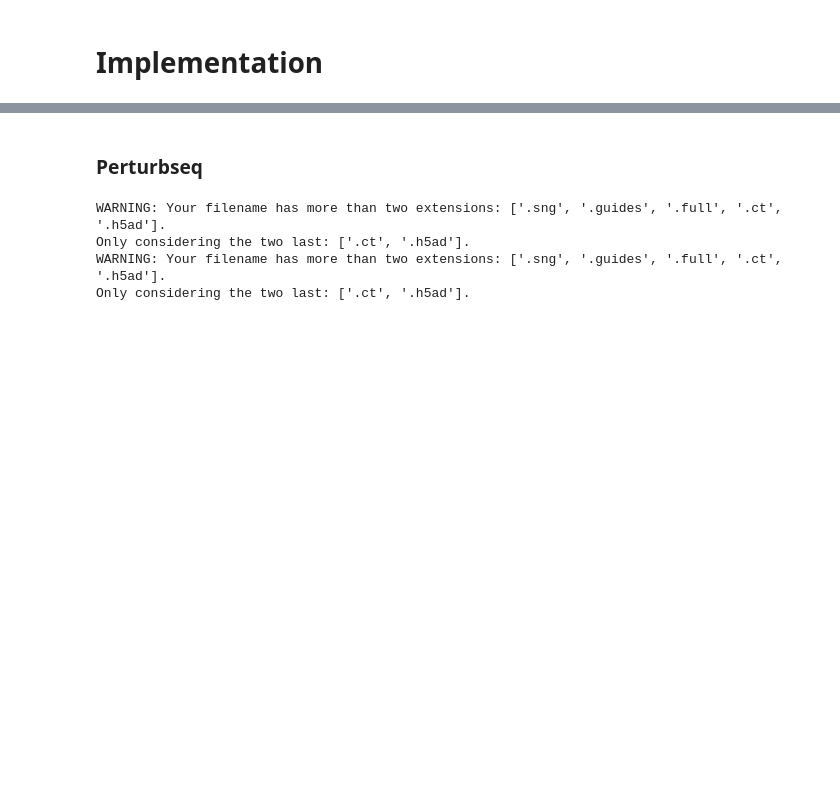
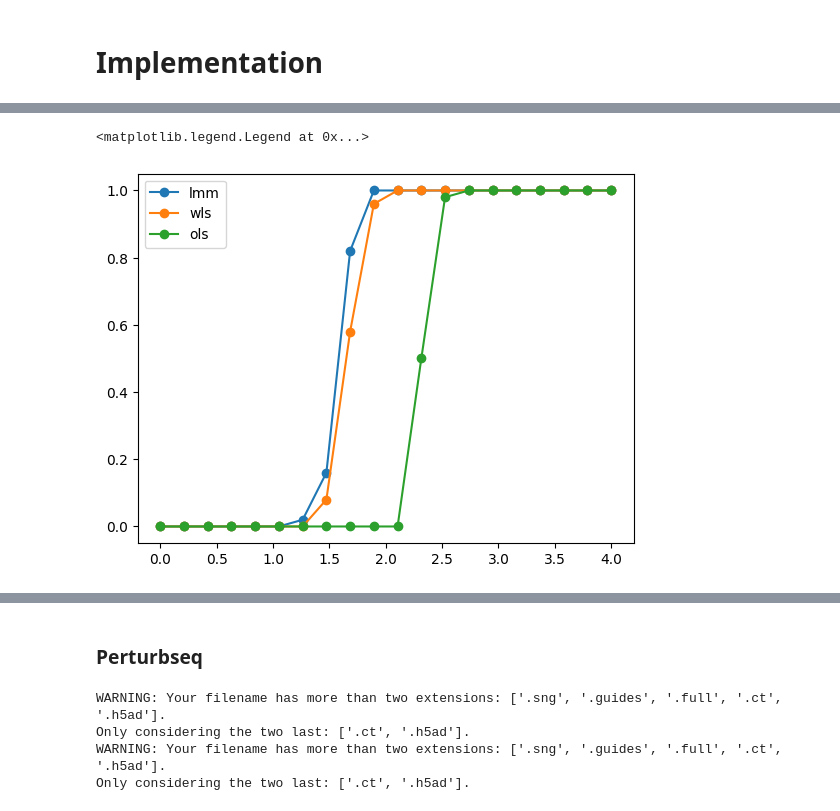
Before and after one commit to mincheoly/memento, a Jupyter notebook: examples/implementation.ipynb, the cells around one changed output, grey strips where cells are left out. Drawn from its saved outputs; the diff is of its cells as text; code cells hidden in the pictures; blank space fills up the shorter version.

```diff
--- a/examples/implementation.ipynb
+++ b/examples/implementation.ipynb
@@ -36,0 +43,10 @@ logging.captureWarnings(True)
+# %%
+num_ind = 10
+num_cell_per_ind = 100
+beta_geno = 1
+beta_age = 1
+ind_intercepts = stats.norm.rvs(scale=2, size=num_ind)
+ind_variances = np.exp(stats.norm.rvs(scale=1, size=num_ind))
+intercept = 10
+geno = np.array([0 for i in range(int(num_ind/2))] + [1 for i in range(int(num_ind/2))])
+age = stats.norm.rvs(scale=10, loc=30, size=num_ind)
@@ -36,0 +128,8 @@ logging.captureWarnings(True)
+# %%
+plt.plot(effect_sizes, lmm_power, '-o', label='lmm')
+plt.plot(effect_sizes, wls_power, '-o', label='wls')
+plt.plot(effect_sizes, pseudobulk_power, '-o', label='ols')
+plt.legend()
+# %% [output]
+<matplotlib.legend.Legend at 0x...>
+[figure, added]
```
Also changed, not shown: parts of 22 cells of this notebook, 2 other files.
